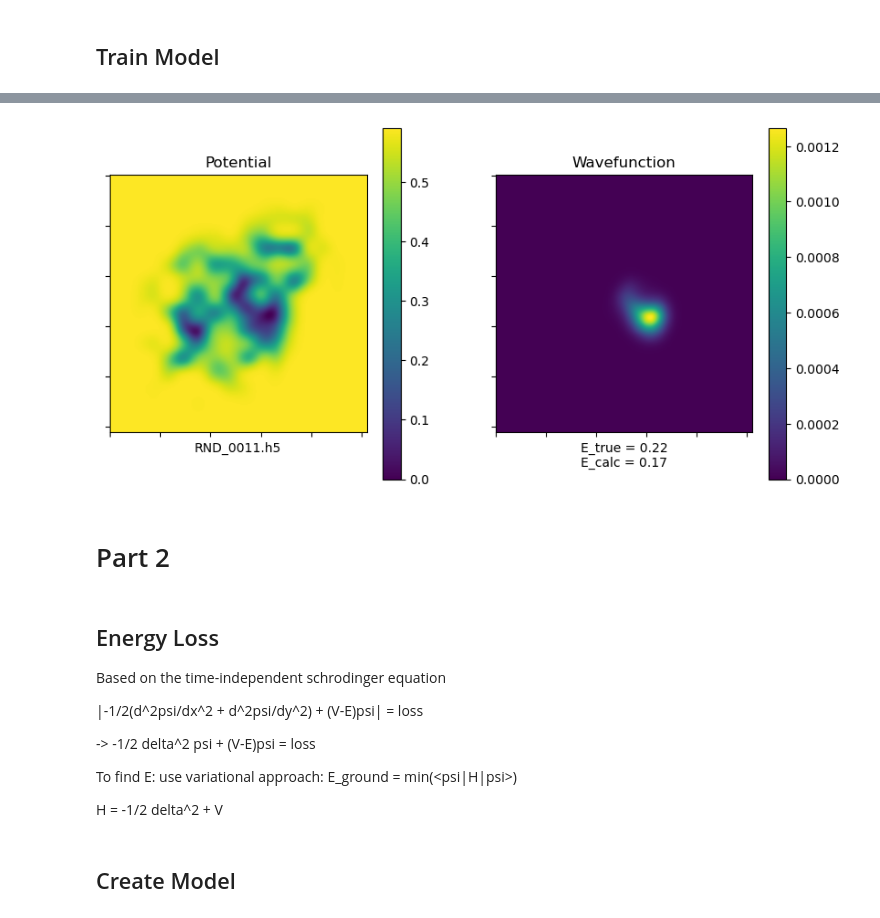
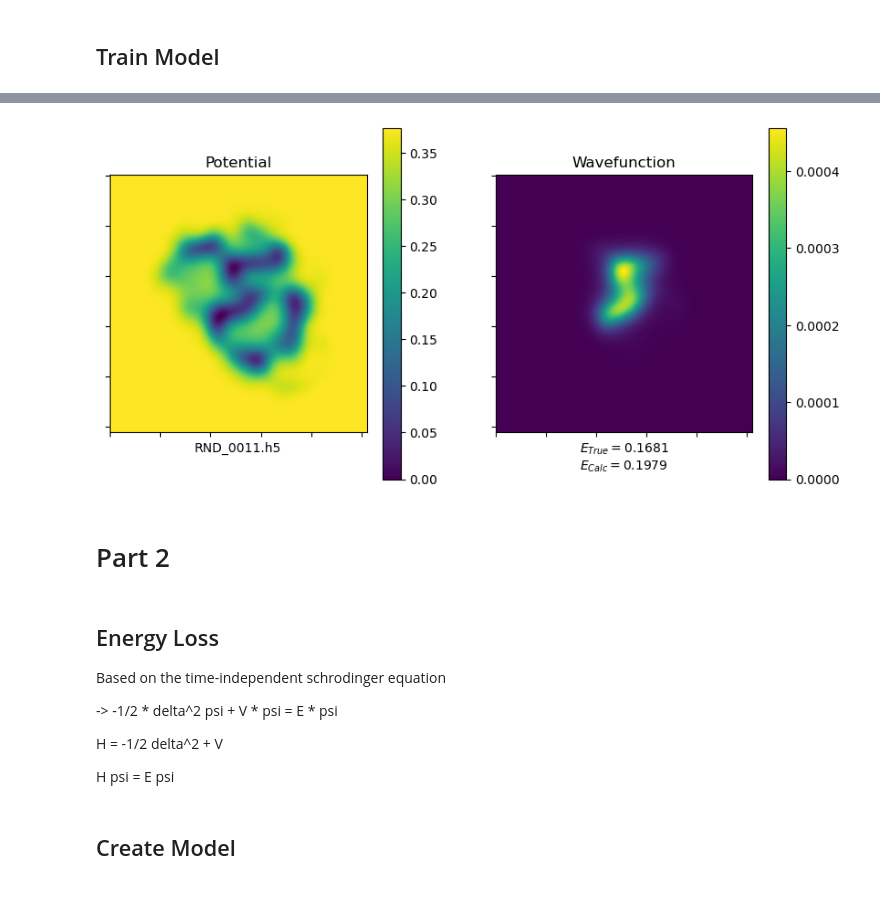
Before and after one commit to jonahmougoue/Quantum-ML-Models, a Jupyter notebook: potential_guess.ipynb, the cells around one changed output, grey strips where cells are left out. Saved outputs shown, nothing was run; the diff lists cells and outputs as text; code cells hidden in the pictures.

```diff
--- a/potential_guess.ipynb
+++ b/potential_guess.ipynb
@@ -51,13 +82,11 @@ def print_img(potential,wavefunction,title1=None,title2=None,energy=None,potenti
 # %% [markdown]
 ## Sample Data
 # %%
-#sample_idx = [0,5000,10000,15000,20000]
-sample_idx = [0]
+sample_idx = [0,5000,10000,15000,20000] if potential_type == 'all' else [0]
 for idx in sample_idx:
     potential = dset[idx]['potential']
-    wavefunction = dset[idx]['wavefunction']
+    wavefunction2 = dset[idx]['wavefunction2']
     energy = dset[idx]['energy']
     potential_label = dset[idx]['potential_label']
-    print(wavefunction.sum())
-    print_img(potential,wavefunction,'Potential','|Wavefunction|^2',energy,potential_label)
+    print_img(potential,wavefunction2,'Potential','|Wavefunction|^2',energy,potential_label)
 # %% [output]
@@ -85,6 +131,11 @@ import math
 
 class EnergyCNN(nn.Module):
     def __init__(self, cnn_channels, hidden_layers = ()):
+        '''
+
+        :param cnn_channels:
+        :param hidden_layers:
+        '''
         super().__init__()
 
         cnn_layers = []
@@ -97,7 +148,6 @@ class EnergyCNN(nn.Module):
 
         self.cnn_stack = nn.Sequential(*cnn_layers)
         cnn_output = self.cnn_stack(torch.zeros(1,256,256))
-        print(cnn_output.shape)
 
         linear_layers = []
         if hidden_layers:
@@ -113,6 +163,11 @@ class EnergyCNN(nn.Module):
         self.linear_stack = nn.Sequential(*linear_layers)
 
     def forward(self,X):
+        '''
+
+        :param X:
+        :return:
+        '''
         X = self.linear_stack(self.cnn_stack(X))
         return X
 # %% [markdown]
@@ -121,6 +176,15 @@ class EnergyCNN(nn.Module):
 from tqdm.notebook import tqdm
 
 def energy_test(model,dataloader,loss_fn,device,validate=False):
+    '''
+
+    :param model:
+    :param dataloader:
+    :param loss_fn:
+    :param device:
+    :param validate:
+    :return:
+    '''
     model.eval()
     losses = []
     with torch.inference_mode():
@@ -136,6 +200,17 @@ def energy_test(model,dataloader,loss_fn,device,validate=False):
         tqdm.write(f'{test_type} Loss: {average_loss}\n')
 # %%
 def energy_train(model,epochs,train_dataloader,validation_dataloader,optimizer,loss_fn,device='cuda'):
+    '''
+
+    :param model:
+    :param epochs:
+    :param train_dataloader:
+    :param validation_dataloader:
+    :param optimizer:
+    :param loss_fn:
+    :param device:
+    :return:
+    '''
     for epoch in tqdm(range(epochs),position=0):
         model.train()
         losses = []
@@ -180,21 +254,21 @@ Test Loss: 0.004831614349746988
 # %%
 presentation_dataloader = DataLoader(test_dataset, batch_size=1, shuffle=True)
 
 limit = 1
 model.eval()
 for i, data in enumerate(presentation_dataloader):
     if i >= limit:
         break
 
     potential = data['potential']
-    wavefunction = data['wavefunction']
+    wavefunction2 = data['wavefunction2']
     energy = data['energy']
     potential_label = data['potential_label']
     with torch.inference_mode():
-        E = model.forward(potential.to(device)).item()
-        print_img(potential.squeeze(dim=0),wavefunction.squeeze(dim=0),'Potential','Wavefunction',energy,potential_label,E)
+        energy_pred = model.forward(potential.to(device))
+        print_img(potential.squeeze(dim=0),wavefunction2.squeeze(dim=0),'Potential','Wavefunction',energy,potential_label,energy_pred)
 # %% [output]
-[figure, old version]
+[figure, new version]
 # %% [markdown]
 # Part 2
 # %% [markdown]
@@ -202,13 +276,12 @@ for i, data in enumerate(presentation_dataloader):
 
 Based on the time-independent schrodinger equation
 
-|-1/2(d^2psi/dx^2 + d^2psi/dy^2) + (V-E)psi| = loss
 
--> -1/2 delta^2 psi + (V-E)psi = loss
-
-To find E: use variational approach: E_ground = min(<psi|H|psi>)
+-> -1/2 * delta^2 psi + V * psi = E * psi
 
 H = -1/2 delta^2 + V
+
+H psi = E psi
 # %%
 from torch import nn
 
```
Also changed, not shown: parts of 15 cells of this notebook, 1 other file.
